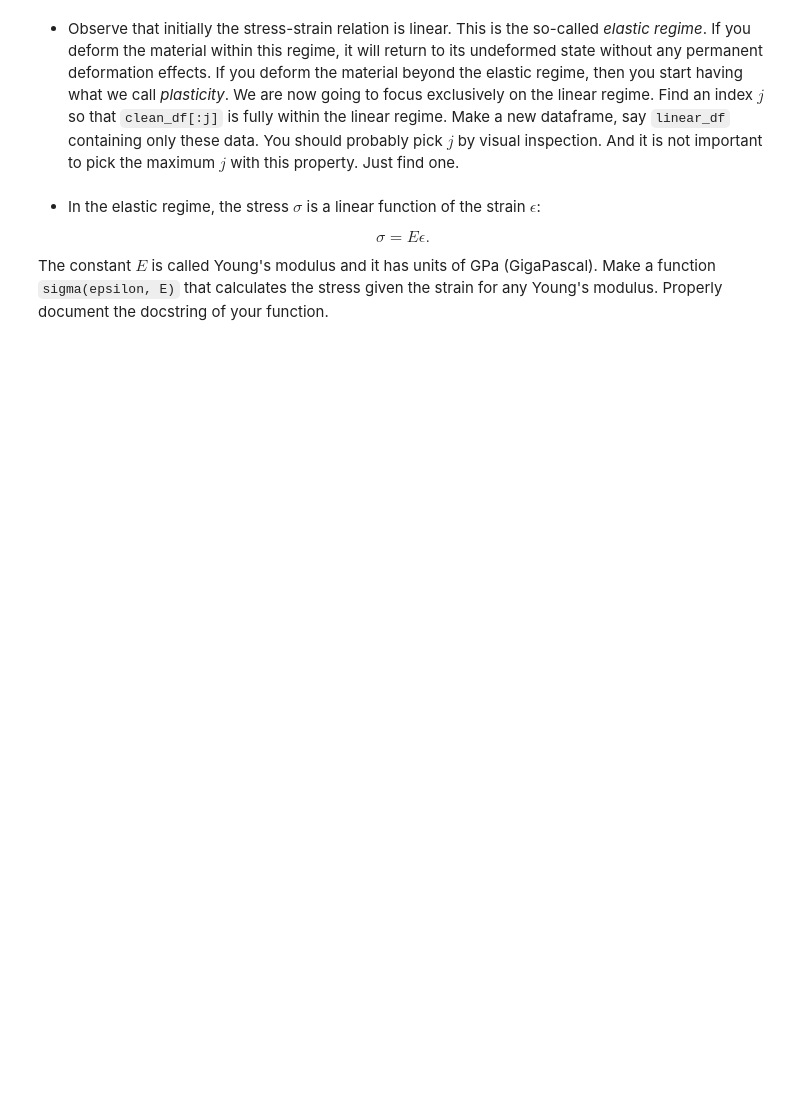
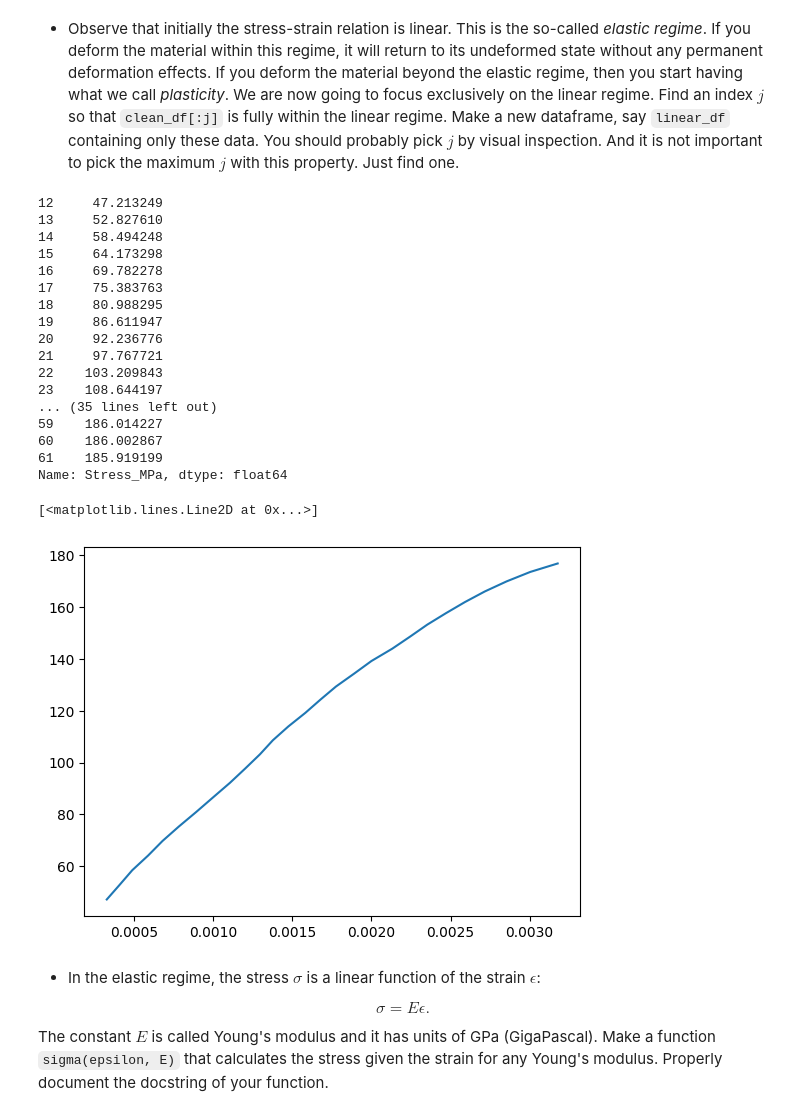
Before and after one commit to skrocket/ME239, a Jupyter notebook: lecture05/homework_05.ipynb, the cells around one changed output. Saved outputs shown, nothing was run; the diff lists cells and outputs as text; code cells hidden in the pictures; blank space fills up the shorter version.

```diff
--- a/lecture05/homework_05.ipynb
+++ b/lecture05/homework_05.ipynb
@@ -135,7 +204,31 @@ You should probably pick $j$ by visual inspection.
 And it is not important to pick the maximum $j$ with this property.
 Just find one.
 # %%
-# your code here
+print(clean_df['Stress_MPa'][:50])
+#j = 27
+
+linear_df = clean_df[:27]
+plt.plot(linear_df['Strain'], linear_df['Stress_MPa'])
+# %% [output]
+12     47.213249
+13     52.827610
+14     58.494248
+15     64.173298
+16     69.782278
+17     75.383763
+18     80.988295
+19     86.611947
+20     92.236776
+21     97.767721
+22    103.209843
+23    108.644197
+... (35 lines left out)
+59    186.014227
+60    186.002867
+61    185.919199
+Name: Stress_MPa, dtype: float64
+[<matplotlib.lines.Line2D at 0x...>]
+[figure, added]
 # %% [markdown]
 + In the elastic regime, the stress $\sigma$ is a linear function of the strain $\epsilon$:
 
```
Also changed, not shown: parts of 18 cells of this notebook.
